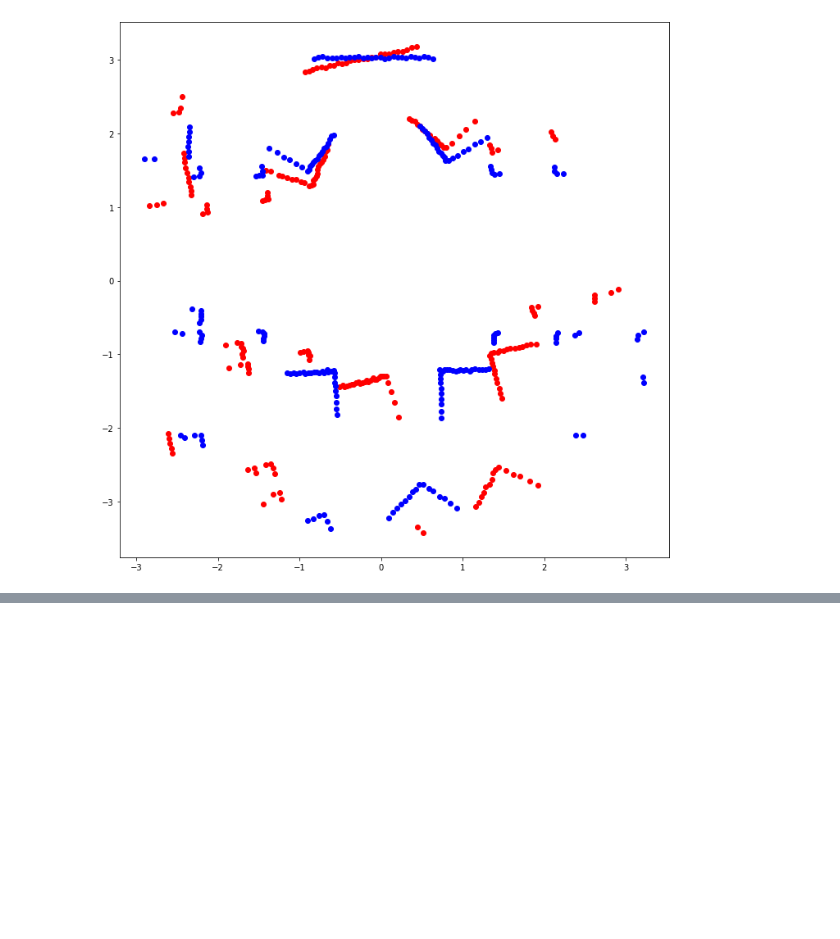
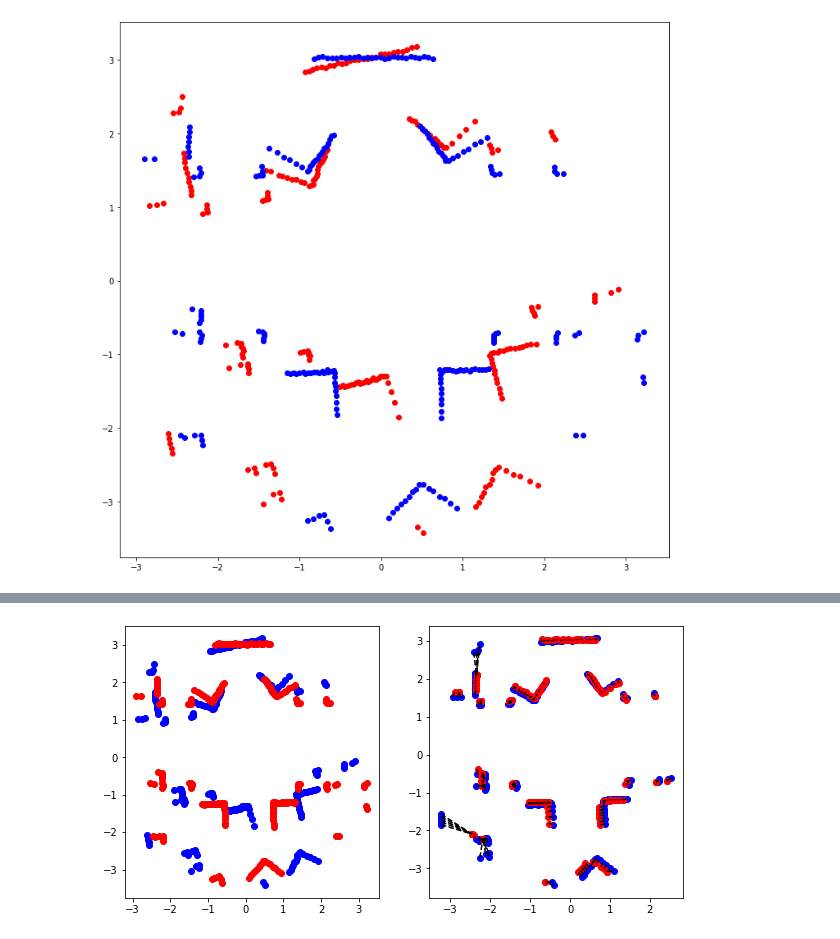
Before and after one commit to SebastianBitsch/turtlebot-additions, a Jupyter notebook: turtle_localization/exploration.ipynb, the cells around one changed output, grey strips where cells are left out. Drawn from its saved outputs; the diff is of its cells as text; code cells hidden in the pictures; blank space fills up the shorter version.

```diff
--- a/turtle_localization/exploration.ipynb
+++ b/turtle_localization/exploration.ipynb
@@ -7,4 +4,10 @@ y = np.load("../../../scan_20.npy")
 # %%
+x = np.load("../../../scan_0.npy")
+y = np.load("../../../scan_20.npy")
+
+x_org = x
+y_org = y
+
 fig = plt.figure(figsize=(12,12))
 plt.scatter(x[:,0], x[:,1], c = 'r')
 plt.scatter(y[:,0], y[:,1], c = 'b')
@@ -56,0 +116,30 @@ plt.show()
+# %%
+R = np.eye(3)
+t = np.zeros(3)
+
+nbrs = NearestNeighbors(n_neighbors=1, algorithm='kd_tree').fit(y_org)
+
+x = x_org
+y = y_org
+# %%
+x = transform(x,R,t)
+
+distances, indices = nbrs.kneighbors(x)
+
+y_hat = y_org[indices].squeeze()
+R, t = compute_transformation_params(x, y_hat)
+
+fig, axs = plt.subplots(nrows=1, ncols=2, figsize=(10,5))
+
+axs[0].scatter(x_org[:,0], x_org[:,1], c = 'b')
+axs[0].scatter(y_org[:,0], y_org[:,1], c = 'r')
+
+for i in range(len(x)):
+    axs[1].plot([x[i, 0], y_hat[i, 0]], [x[i, 1], y_hat[i, 1]], 'k--')
+
+axs[1].scatter(x[:,0], x[:,1], c = 'b')
+axs[1].scatter(y_hat[:,0], y_hat[:,1], c = 'r')
+
+plt.show()
+# %% [output]
+[figure, added]
```
Also changed, not shown: parts of 8 cells of this notebook.
